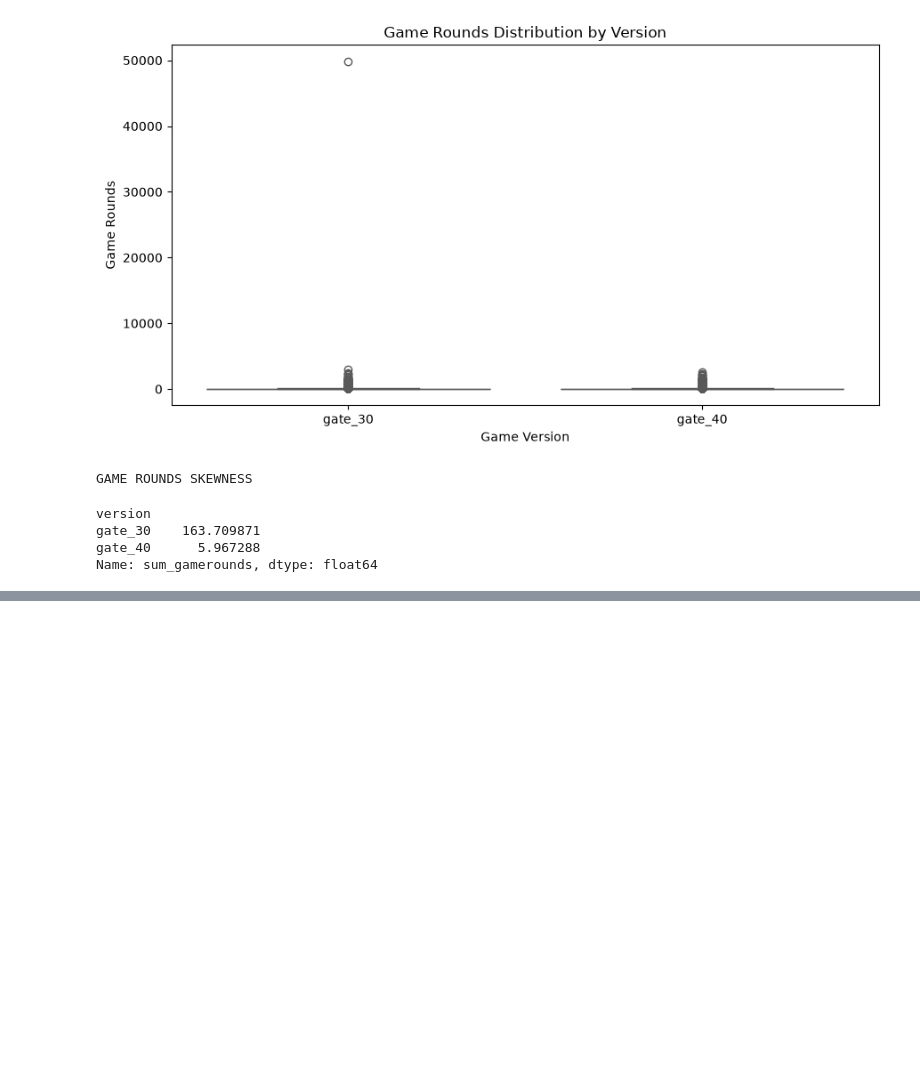
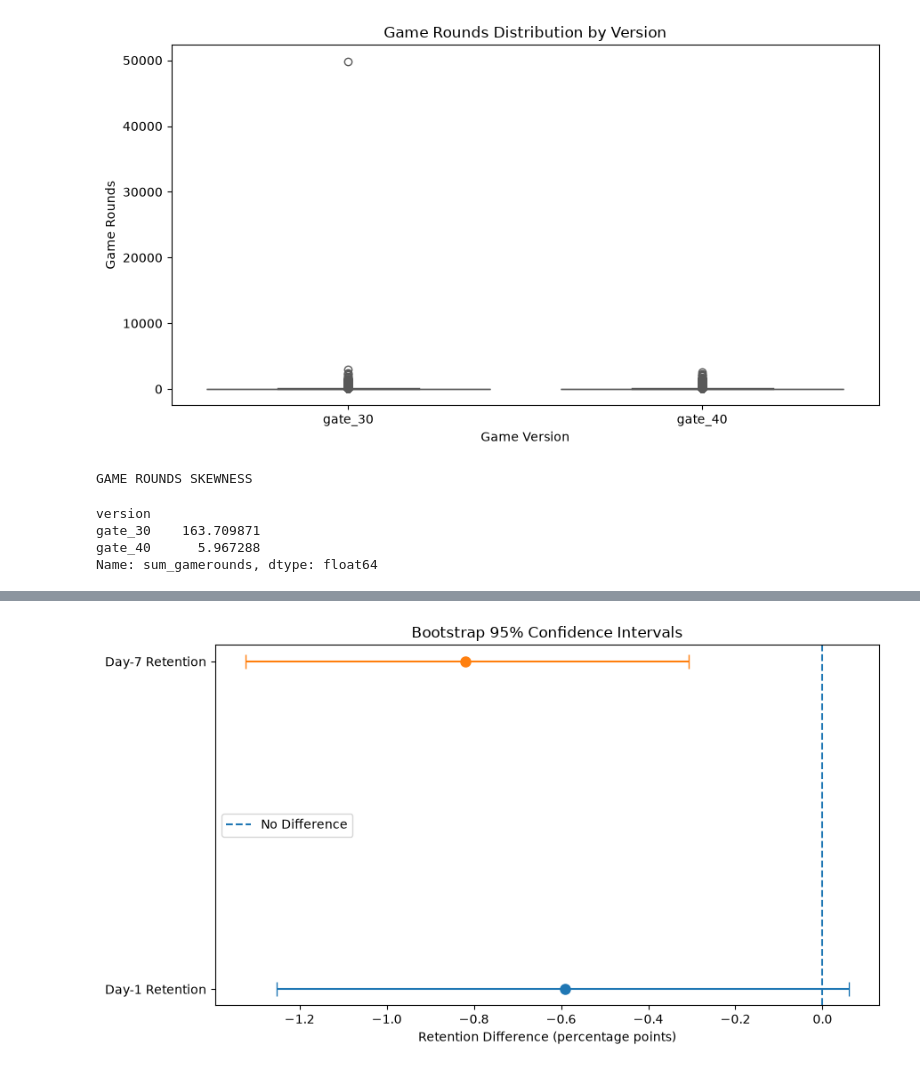
Before and after one commit to Kartik-W15-P/GamePulse-AB-Testing, a Jupyter notebook: notebooks/01_exploratory_data_analysis.ipynb, the cells around one changed output, grey strips where cells are left out. Cells and saved outputs as stored; diff of their text form; code cells hidden in the pictures; blank space fills up the shorter version.

```diff
--- a/notebooks/01_exploratory_data_analysis.ipynb
+++ b/notebooks/01_exploratory_data_analysis.ipynb
@@ -217,0 +552,35 @@ Name: sum_gamerounds, dtype: float64
+# %%
+# Visualize bootstrap confidence intervals
+
+plt.figure(figsize=(9, 5))
+
+for i, row in bootstrap_results_df.iterrows():
+
+    difference = row["Observed Difference (pp)"]
+
+    lower_error = difference - row["Bootstrap CI Lower (pp)"]
+    upper_error = row["Bootstrap CI Upper (pp)"] - difference
+
+    plt.errorbar(
+        difference,
+        i,
+        xerr=[[lower_error], [upper_error]],
+        fmt="o",
+        capsize=6,
+        markersize=8
+    )
+
+plt.axvline(0, linestyle="--", label="No Difference")
+
+plt.yticks(
+    range(len(bootstrap_results_df)),
+    bootstrap_results_df["Metric"]
+)
+
+plt.xlabel("Retention Difference (percentage points)")
+plt.title("Bootstrap 95% Confidence Intervals")
+plt.legend()
+plt.tight_layout()
+plt.show()
+# %% [output]
+[figure, added]
```
Also changed, not shown: parts of 13 cells of this notebook.
